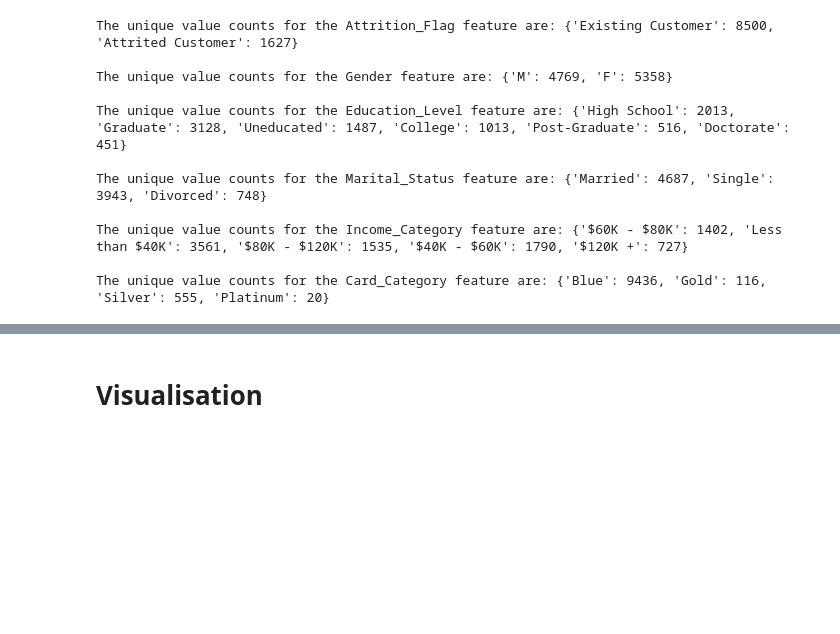
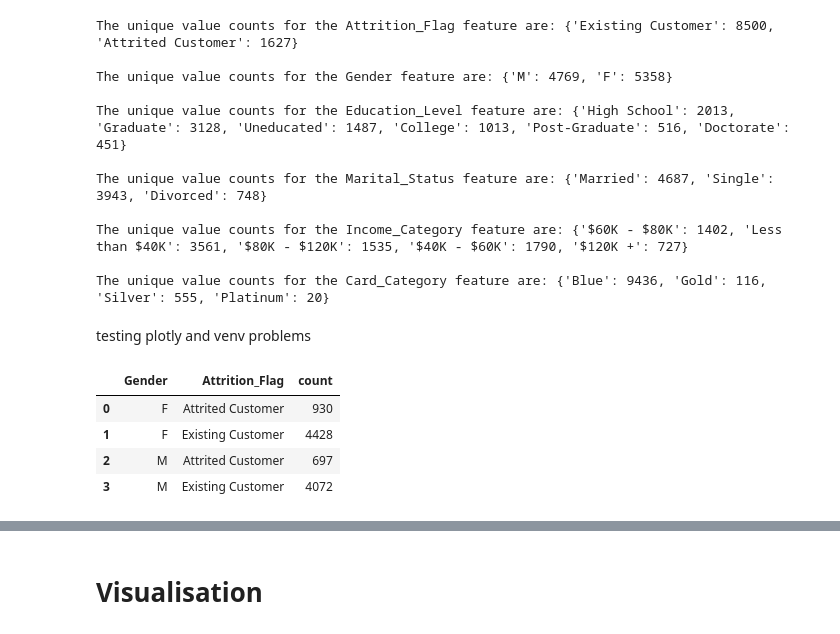
Before and after one commit to daniel67014/codeinstitute-project1_bank_churners, a Jupyter notebook: ETL_Pipeline.ipynb, the cells around one changed output, grey strips where cells are left out. Saved outputs shown, nothing was run; the diff lists cells and outputs as text; code cells hidden in the pictures; blank space fills up the shorter version.

Commit message:
testing plotly and venv problems

```diff
--- a/ETL_Pipeline.ipynb
+++ b/ETL_Pipeline.ipynb
@@ -222,3 +222,5 @@ The unique value counts for the Marital_Status feature are: {'Married': 4687, 'S
 The unique value counts for the Income_Category feature are: {'$60K - $80K': 1402, 'Less than $40K': 3561, '$80K - $120K': 1535, '$40K - $60K': 1790, '$120K +': 727}
 
 The unique value counts for the Card_Category feature are: {'Blue': 9436, 'Gold': 116, 'Silver': 555, 'Platinum': 20}
+# %% [markdown]
+testing plotly and venv problems
@@ -224,0 +231,8 @@ The unique value counts for the Card_Category feature are: {'Blue': 9436, 'Gold'
+# %%
+bank_cleaner.groupby(['Gender','Attrition_Flag']).size().reset_index(name='count')
+# %% [output]
+|  | Gender | Attrition_Flag | count |
+| 0 | F | Attrited Customer | 930 |
+| 1 | F | Existing Customer | 4428 |
+| 2 | M | Attrited Customer | 697 |
+| 3 | M | Existing Customer | 4072 |
```
Also changed, not shown: parts of 3 cells of this notebook.
